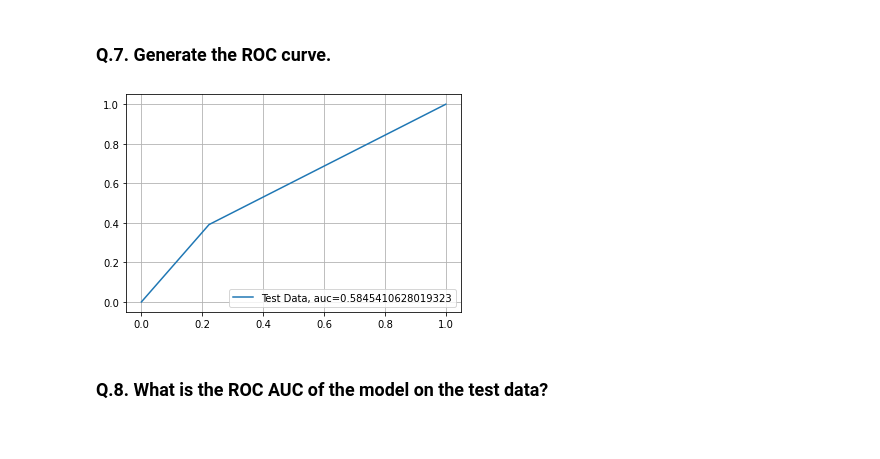
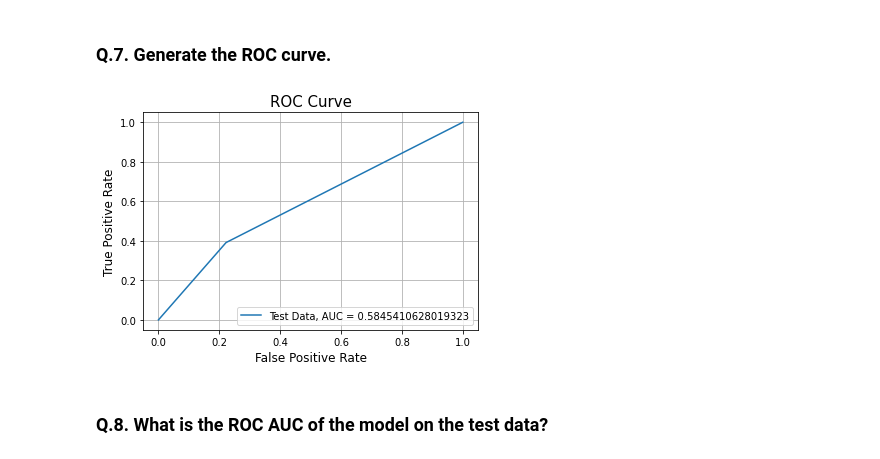
Before and after one commit to rodolfolermacontreras/ML_1_Assignment_3, a Jupyter notebook: ML510-Lesson3_Rodolfo_Lerma.ipynb, the cells around one changed output. Cells and saved outputs as stored; diff of their text form; code cells hidden in the pictures.

Commit message:
Need to add text explaining logic
Missing table comparing values and explanation text in various sections

```diff
--- a/ML510-Lesson3_Rodolfo_Lerma.ipynb
+++ b/ML510-Lesson3_Rodolfo_Lerma.ipynb
@@ -214,8 +223,8 @@ One sentence summary:
 # %% [markdown]
 <h3>Q.3. Binarize the y output for e.g. 0 = 'bad' credit; 1 = 'good' credit. </h3>
 # %%
-credit_train.replace(to_replace = ['Good','Bad'], value = ['1','0'], inplace = True)
-credit_test.replace(to_replace = ['Good','Bad'], value = ['1','0'], inplace = True)
+credit_train.replace(to_replace = ['Good','Bad'], value = [1,0], inplace = True)
+credit_test.replace(to_replace = ['Good','Bad'], value = [1,0], inplace = True)
 credit_train.head()
 # %% [output]
 |  | Class | Duration | Amount | InstallmentRatePercentage | ResidenceDuration | Age | NumberExistingCredits | ... |
@@ -263,0 +264,12 @@ y_train = credit_train[["Class"]].astype(float)
+# %%
+#Splitting the data
+#Train dataset
+X_train = credit_train[["CreditHistory.Critical"]].astype(int)
+y_train = credit_train[["Class"]].astype(int)
+#Test dataset
+X_test = credit_test[["CreditHistory.Critical"]].astype(int)
+y_test = credit_test[["Class"]].astype(int)
+# %%
+#Logistic Regression Sklearn Model
+log_reg_sk = LogisticRegression()
+log_reg_sk.fit(X_train, y_train)
@@ -287,9 +302,6 @@ CreditHistory.Critical     1.6042      0.178      9.023      0.000       1.256
 # %% [markdown]
 <h3>Q.5. Using the developed model, predict the values in credit_test and use it to output a confusion matrix.</h3>
 # %%
-X_test = credit_test[["CreditHistory.Critical"]].astype(float)
-y_test = credit_test[["Class"]].astype(float)
-
 y_predicted = log_reg.predict(X_test)
 prediction = list(map(round, y_predicted))
 # %%
@@ -338,17 +338,26 @@ Test precision =  0.8181818181818182
 # %%
 import scikitplot as skplt
 from sklearn import metrics
 
 prediction_prob = log_reg_sk.predict_proba(X_test)[::,1]
 fpr, tpr, _ = metrics.roc_curve(y_test,  prediction_prob)
 auc = metrics.roc_auc_score(y_test, prediction_prob)
 
-plt.plot(fpr,tpr,label="Test Data, auc="+str(auc))
-plt.legend(loc=4)
-plt.grid()
-plt.show()
+#Receiver operating characteristic plot function
+def ROC_plot(a,b,c):
+    plt.plot(a,b,label="Test Data, AUC = "+str(c))
+    plt.legend(loc=4)
+    plt.xlabel('False Positive Rate', fontsize = 12)
+    plt.ylabel('True Positive Rate',fontsize = 12)
+    plt.title('ROC Curve', fontsize = 15)
+    plt.tick_params(axis="x", labelsize=10)
+    plt.tick_params(axis="y", labelsize=10)
+    plt.grid(True)
+    plt.show()
+
+ROC_plot(fpr, tpr, auc)
 # %% [output]
-[figure, old version]
+[figure, new version]
 # %% [markdown]
 <h3>Q.8. What is the ROC AUC of the model on the test data?</h3>
 # %%
```
Also changed, not shown: parts of 41 cells of this notebook.
